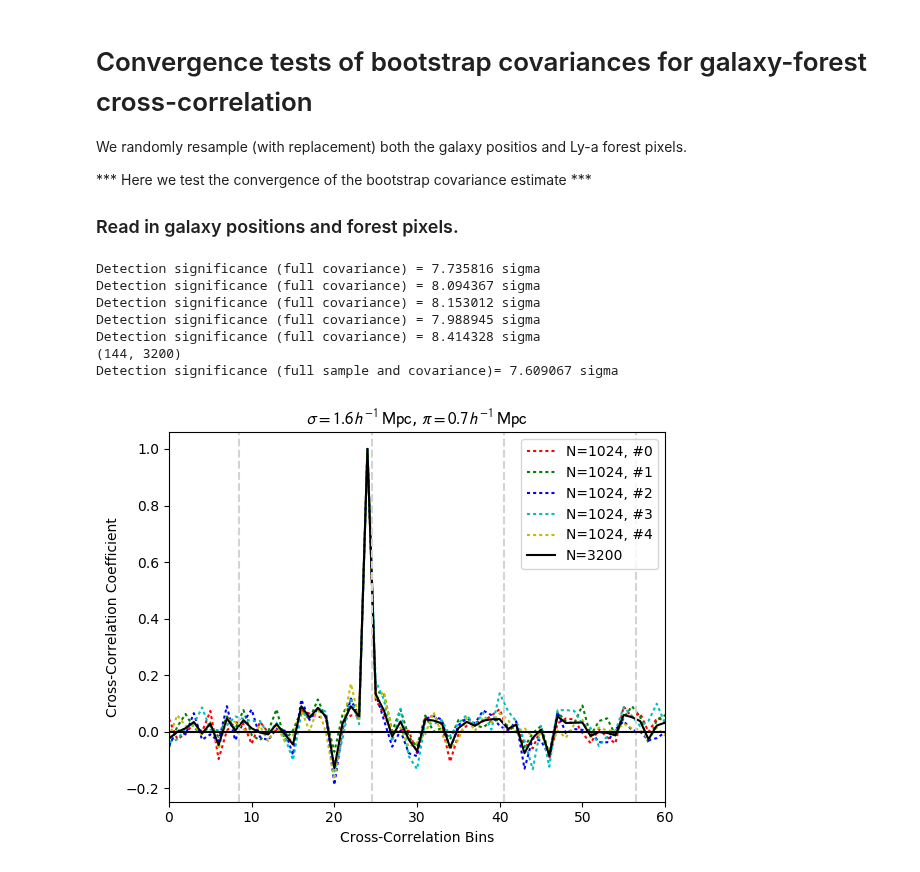
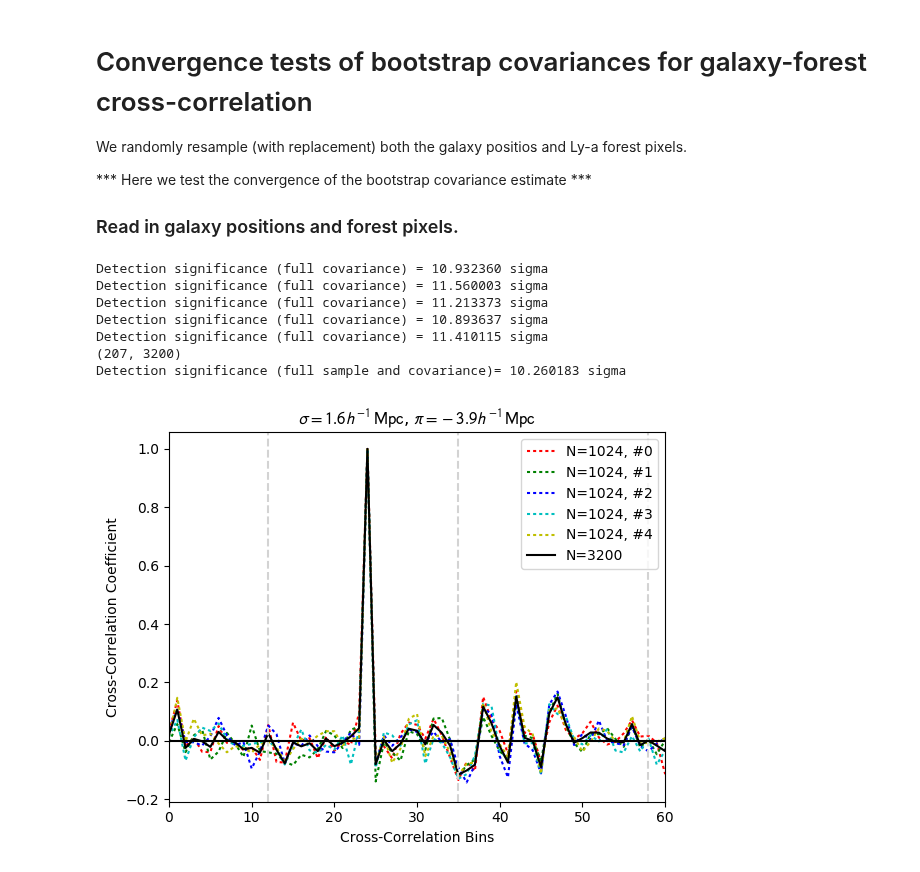
Before and after one commit to kheegan/crosscorr2017, a Jupyter notebook: bootstrap_covar_convergence.ipynb, the cells around one changed output. Saved outputs shown, nothing was run; the diff lists cells and outputs as text; code cells hidden in the pictures.

Commit message:
Updated covar convergence nb from cori

```diff
--- a/bootstrap_covar_convergence.ipynb
+++ b/bootstrap_covar_convergence.ipynb
@@ -33,7 +33,7 @@ from astropy.coordinates import SkyCoord
 cosmo = FlatLambdaCDM(H0=70, Om0=0.31)
 
 # Read in bin edges
-PiBin_fil = 'bins16_pi_0-40hMpc.txt'
+PiBin_fil = 'bins23_pi_0-30hMpc.txt'
 SigBin_fil = 'bins10_sigma_0-30hMpc.txt'
 
 PiBins0 = ascii.read(PiBin_fil)
@@ -50,10 +50,11 @@ PiBound = (min(PiEdges), max(PiEdges) )
 
 mpcstr = r'$h^{-1}\,\mathrm{Mpc}$'
 
-filesuffix = '_vuds_'
+filesuffix = '_mosdef_'
+filesuffix2 = '_MOSDEF_v3_'
 
-XCorr = np.load("xcorr"+filesuffix+"v0.npy")
-XNull  = np.load("xcorr_rand"+filesuffix+"v0.npy")
+XCorr = np.load("xcorr"+filesuffix+"v3.npy")
+XNull  = np.load("xcorr_rand"+filesuffix+"v3.npy")
 DeltaVec = XCorr.reshape(XCorr.size) - XNull.reshape(XNull.size)
 
 # These are the actual bin centers
@@ -65,12 +66,12 @@ SigBins = np.empty(len(SigEdges)-1)
 for j in np.arange(len(SigBins)):
     SigBins[j] = (SigEdges[j]+SigEdges[j+1])/2.
 
-XCorrSamples_Tmp1 = np.load("bootsamp"+filesuffix+"n3200_1.npy")
-XCorrSamples_Tmp2 = np.load("bootsamp"+filesuffix+"n3200_2.npy")
-#XCorrSamples_Tmp3 = np.load("bootsamp"+filesuffix+"n3200_3.npy")
+XCorrSamples_Tmp1 = np.load("convergence/bootsamp"+filesuffix2+"n6400_1.npy")
+XCorrSamples_Tmp2 = np.load("convergence/bootsamp"+filesuffix2+"n6400_2.npy")
+XCorrSamples_Tmp3 = np.load("convergence/bootsamp"+filesuffix2+"n6400_3.npy")
 #XCorrSamples_Tmp4 = np.load("bootsamp"+filesuffix+"n3200_4.npy")
 
-XCorrSamples = np.concatenate((XCorrSamples_Tmp1, XCorrSamples_Tmp2,), axis=2)
+XCorrSamples = np.concatenate((XCorrSamples_Tmp1, XCorrSamples_Tmp2,XCorrSamples_Tmp3), axis=2)
 #                               XCorrSamples_Tmp3, XCorrSamples_Tmp4),axis=2)
 
 #XCorrSamples = np.load("bootsamp_vuds_n2048_mpitest.npy")
@@ -103,41 +104,41 @@ print(np.shape(XSampTmp))
 Covar_tmp1 = np.cov(XSampTmp,ddof=0)
 Coeff_tmp1 = np.corrcoef(XSampTmp, ddof=0)
 ax.plot(Coeff_tmp1[showbin,:], color='black',label='N={:}'.format(np.shape(XCorrSamples_tmp)[2]))
 Covar_dummy = np.diag(np.diag(Covar_tmp1))
 
 # Covariance assume only diagonal; for full set of realizations
 #InvCovTmp1 = np.linalg.pinv(Covar_dummy)
 #minusLogL = 0.5 * np.dot(DeltaVec.transpose(), np.dot(InvCovTmp1, DeltaVec))
 #print("Detection significance (diagonal only)= %f sigma" % np.sqrt(minusLogL))
 
 InvCovTmp1 = np.linalg.pinv(Covar_tmp1)
 minusLogL = 0.5 * np.dot(DeltaVec.transpose(), np.dot(InvCovTmp1, DeltaVec))
 print("Detection significance (full sample and covariance)= %f sigma" % np.sqrt(minusLogL))
 
 ax.set_xlim((0,60))
 ax.set_xlabel('Cross-Correlation Bins')
 ax.set_ylabel('Cross-Correlation Coefficient')
 sig_str = r'$\sigma={:4.1f}$'.format(SigBins[showbin2d[0]])+mpcstr
 pi_str = r'$\pi={:4.1f}$'.format(PiBins[showbin2d[1]])+mpcstr
 ax.set_title(sig_str+', '+pi_str)
 plt.legend(loc='upper right')
 #Draw vertical lines to indicate pi=0
 pi0bin = len(PiBins)/2 + 0.5
 nlines = 144/len(PiBins)
 for i in np.arange(nlines):
     plt.axvline(pi0bin+i*len(PiBins), linestyle='--', color='lightgrey')
 
 plt.axhline(0., color='black')
 plt.show()
 # %% [output]
-Detection significance (full covariance) = 7.735816 sigma
-Detection significance (full covariance) = 8.094367 sigma
-Detection significance (full covariance) = 8.153012 sigma
-Detection significance (full covariance) = 7.988945 sigma
-Detection significance (full covariance) = 8.414328 sigma
-(144, 3200)
-Detection significance (full sample and covariance)= 7.609067 sigma
+Detection significance (full covariance) = 10.932360 sigma
+Detection significance (full covariance) = 11.560003 sigma
+Detection significance (full covariance) = 11.213373 sigma
+Detection significance (full covariance) = 10.893637 sigma
+Detection significance (full covariance) = 11.410115 sigma
+(207, 3200)
+Detection significance (full sample and covariance)= 10.260183 sigma
-[figure, old version]
+[figure, new version]
 # %%
 nsamp_tot = np.shape(XCorrSamples)[2]
 
```
Also changed, not shown: parts of 2 cells of this notebook.
